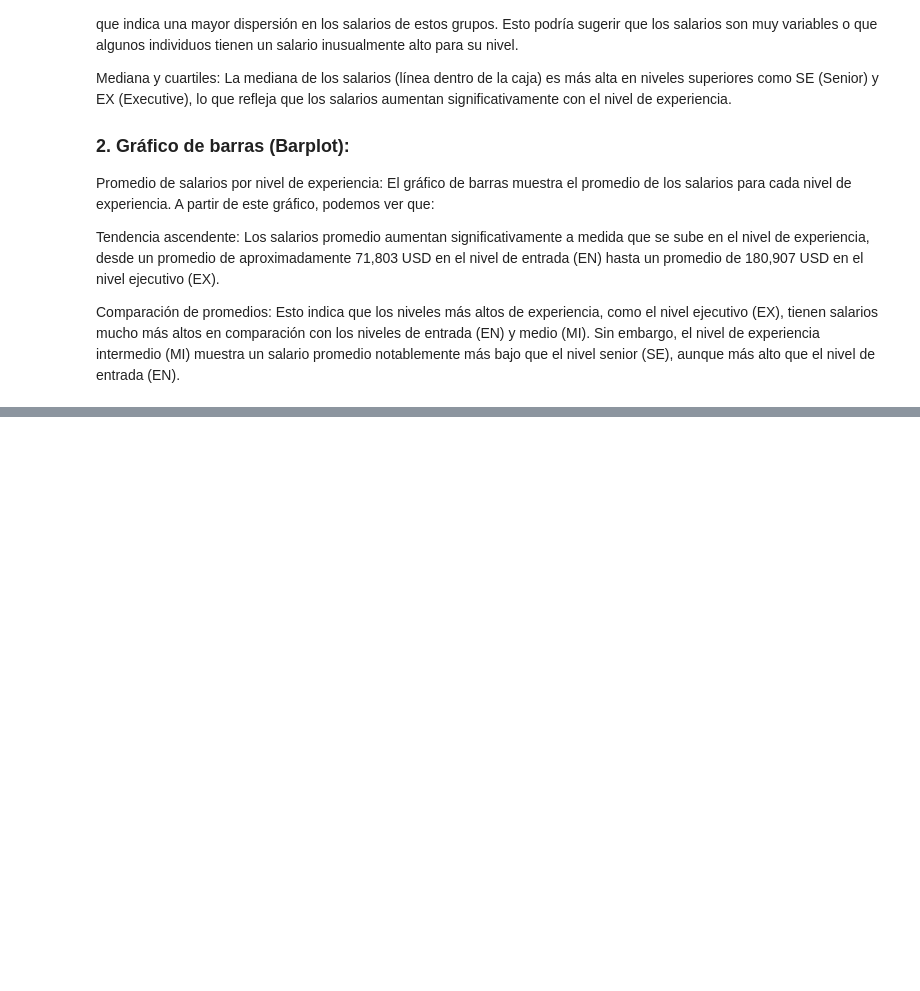
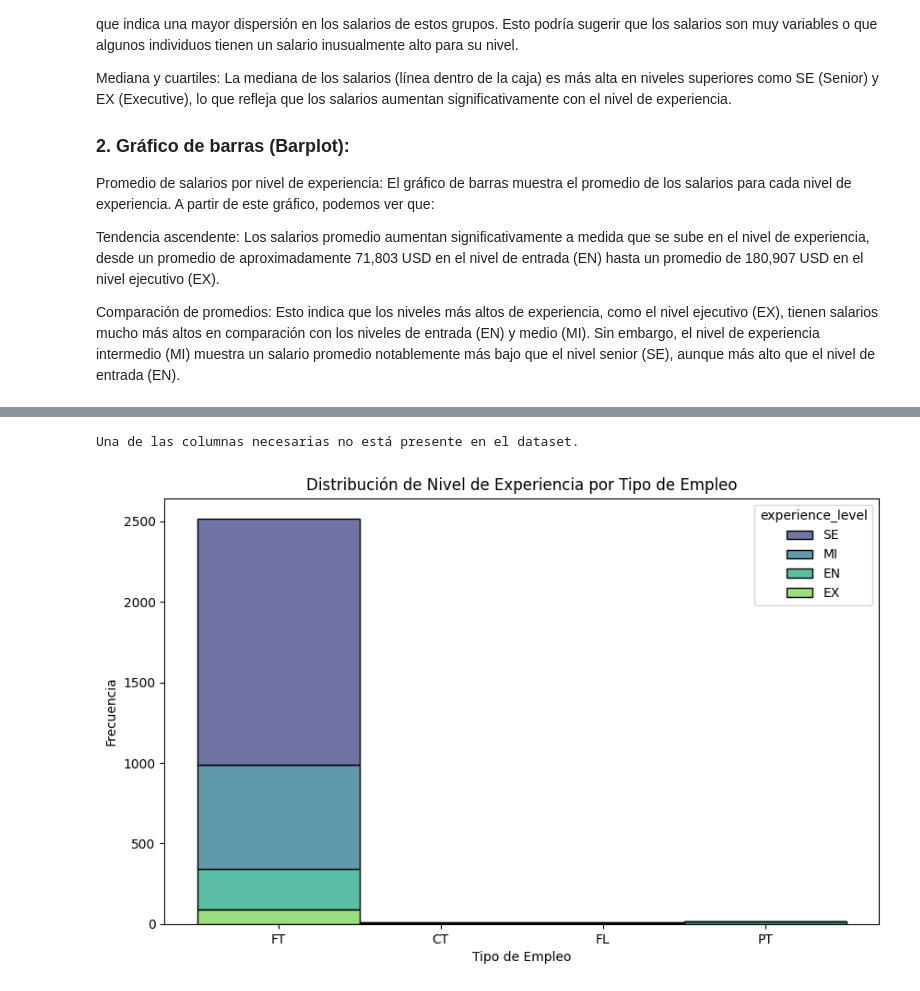
Before and after one commit to yshungria-uniandes/Data-Science-Fundamentals-, a Jupyter notebook: Examen_de_certificación_–_Intento_1.ipynb, the cells around one changed output, grey strips where cells are left out. Cells and saved outputs as stored; diff of their text form; code cells hidden in the pictures; blank space fills up the shorter version.

```diff
--- a/Examen_de_certificación_–_Intento_1.ipynb
+++ b/Examen_de_certificación_–_Intento_1.ipynb
@@ -265,0 +293,35 @@ Comparación de promedios: Esto indica que los niveles más altos de experiencia
+# %%
+from mpl_toolkits.mplot3d import Axes3D
+import numpy as np
+
+# Verificar si las variables necesarias están presentes en el DataFrame
+if 'salary_in_usd' in df_limpio.columns and 'years_of_experience' in df_limpio.columns and 'company_size' in df_limpio.columns:
+    # Crear el gráfico de dispersión 3D
+    fig = plt.figure(figsize=(10, 8))
+    ax = fig.add_subplot(111, projection='3d')
+
+    # Asumimos que 'company_size' está codificada numéricamente, de lo contrario, necesitarías hacerlo
+    ax.scatter(df_limpio['years_of_experience'], df_limpio['salary_in_usd'], df_limpio['company_size'], c=df_limpio['salary_in_usd'], cmap='viridis')
+
+    ax.set_xlabel('Años de Experiencia')
+    ax.set_ylabel('Salario en USD')
+    ax.set_zlabel('Tamaño de la Empresa')
+    ax.set_title('Relación entre Años de Experiencia, Salario y Tamaño de la Empresa')
+
+    plt.tight_layout()
+
+    # Interpretación: Este gráfico 3D permite observar cómo los años de experiencia y el salario se relacionan en función del tamaño de la empresa. Se puede identificar si los empleados en empresas más grandes tienen mayores salarios o si la experiencia tiene un impacto significativo en el salario.
+    plt.show()
+else:
+    print("Una de las columnas necesarias no está presente en el dataset.")
+# %% [output]
+Una de las columnas necesarias no está presente en el dataset.
+# %%
+plt.figure(figsize=(10, 6))
+sns.histplot(data=df_limpio, x='employment_type', hue='experience_level', multiple='stack', palette='viridis')
+plt.title('Distribución de Nivel de Experiencia por Tipo de Empleo')
+plt.xlabel('Tipo de Empleo')
+plt.ylabel('Frecuencia')
+plt.show()
+# %% [output]
+[figure, added]
```
Also changed, not shown: parts of 10 cells of this notebook.
